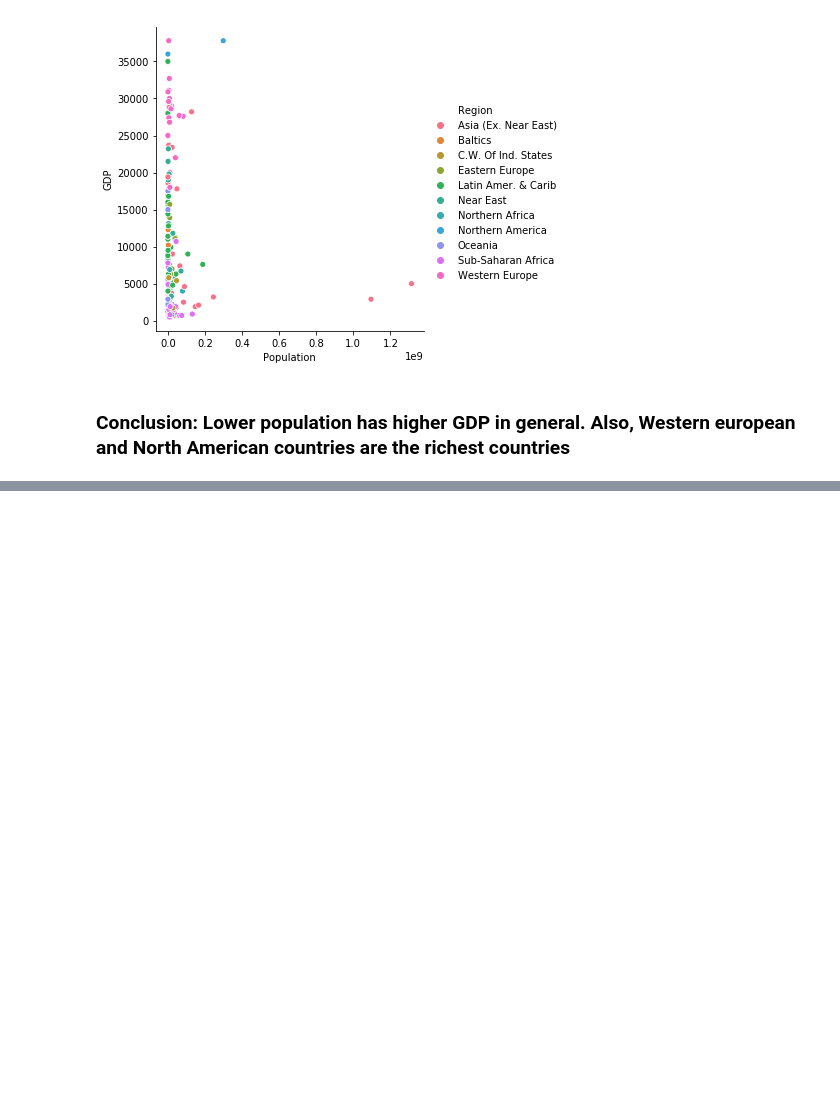
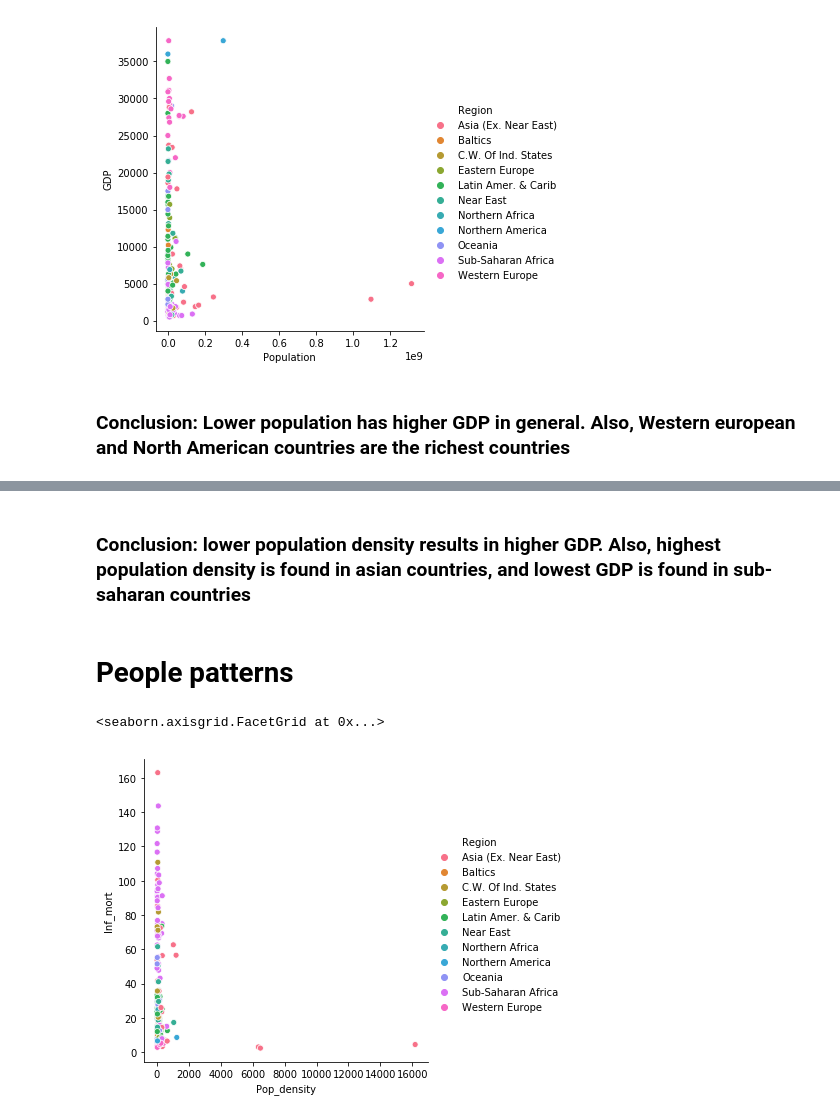
Before and after one commit to Sanaa495/data-wrangling, a Jupyter notebook: Data wrangling countries dataset/Countries-of-the-world.ipynb, the cells around one changed output, grey strips where cells are left out. Drawn from its saved outputs; the diff is of its cells as text; code cells hidden in the pictures; blank space fills up the shorter version.

```diff
--- a/Data wrangling countries dataset/Countries-of-the-world.ipynb
+++ b/Data wrangling countries dataset/Countries-of-the-world.ipynb
@@ -388,0 +408,9 @@ sns.relplot(x='Population',y='GDP', data=data_copy.dropna(), hue='Region')
+# %% [markdown]
+### Conclusion: lower population density results in higher GDP. Also, highest population density is found in asian countries, and lowest GDP is found in sub-saharan countries
+# %% [markdown]
+# People patterns
+# %%
+sns.relplot(x='Pop_density',y='Inf_mort', data=data_copy.dropna(), hue='Region')
+# %% [output]
+<seaborn.axisgrid.FacetGrid at 0x...>
+[figure, added]
```
Also changed, not shown: parts of 16 cells of this notebook.
